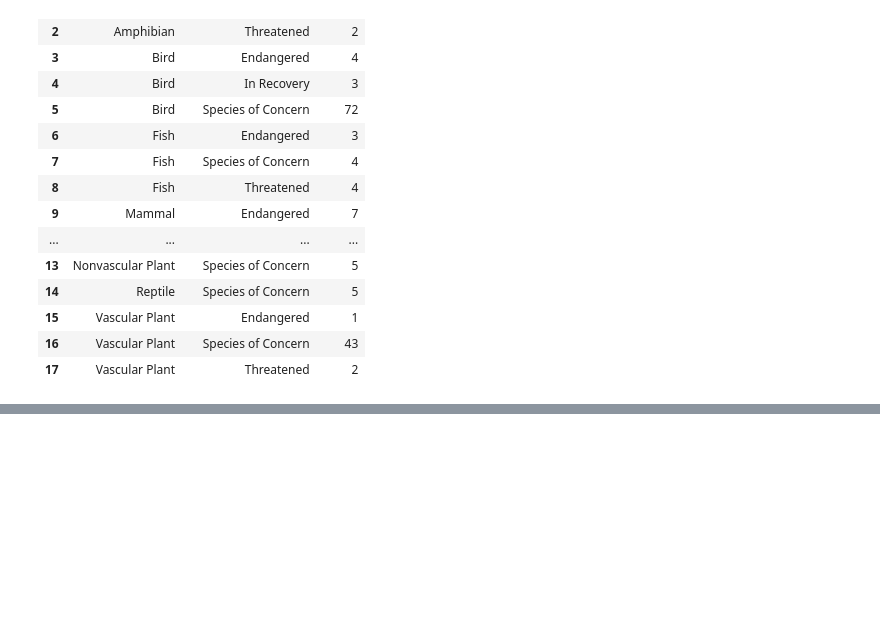
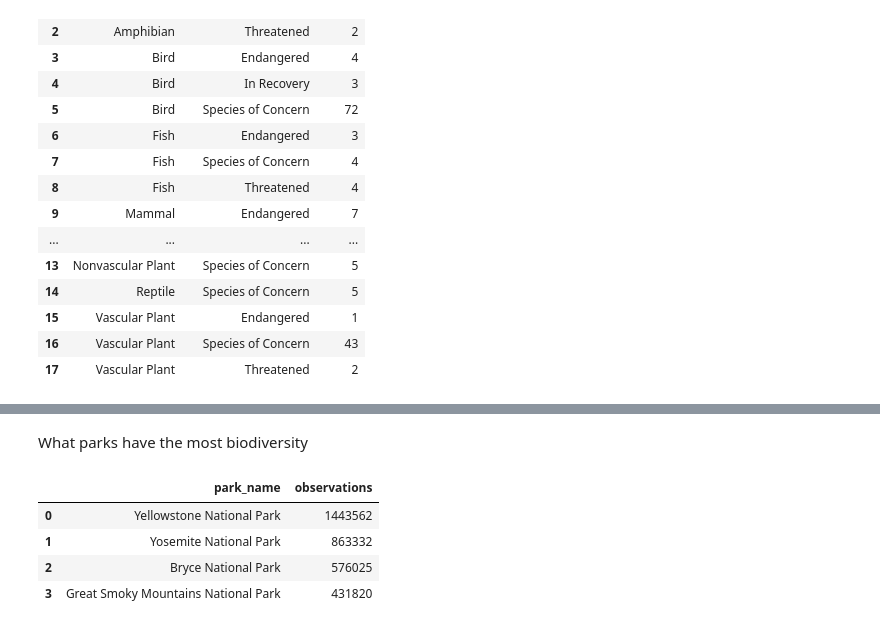
Before and after one commit to eugene-petrov-me/codecademy_biodiversity, a Jupyter notebook: biodiversity_starter/biodiversity.ipynb, the cells around one changed output, grey strips where cells are left out. Cells and saved outputs as stored; diff of their text form; code cells hidden in the pictures; blank space fills up the shorter version.

```diff
--- a/biodiversity_starter/biodiversity.ipynb
+++ b/biodiversity_starter/biodiversity.ipynb
@@ -134,0 +165,11 @@ plt.show()
+# %% [markdown]
+What parks have the most biodiversity
+# %%
+observations_by_park = observations_df.groupby("park_name")["observations"].sum().sort_values(ascending=False).reset_index()
+observations_by_park
+# %% [output]
+|  | park_name | observations |
+| 0 | Yellowstone National Park | 1443562 |
+| 1 | Yosemite National Park | 863332 |
+| 2 | Bryce National Park | 576025 |
+| 3 | Great Smoky Mountains National Park | 431820 |
```
Also changed, not shown: parts of 18 cells of this notebook.
